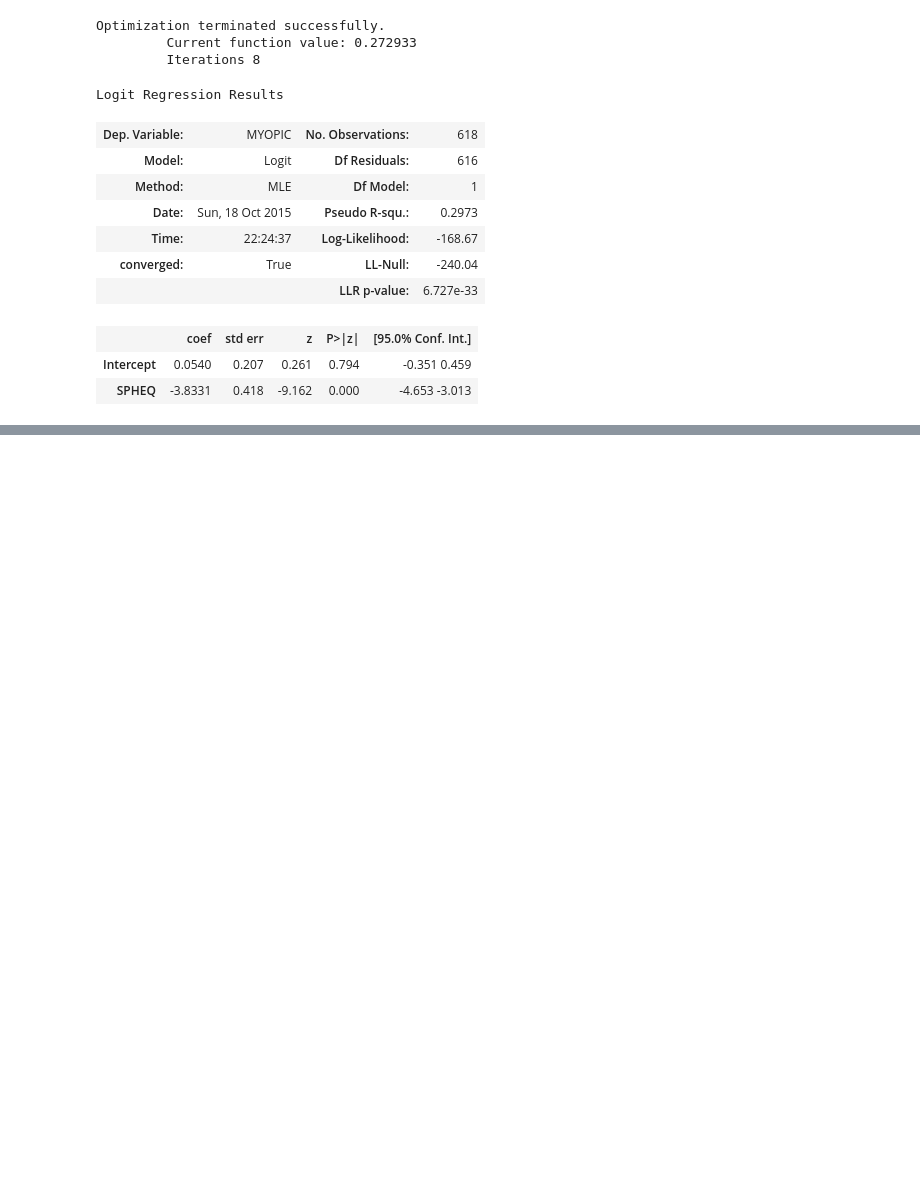
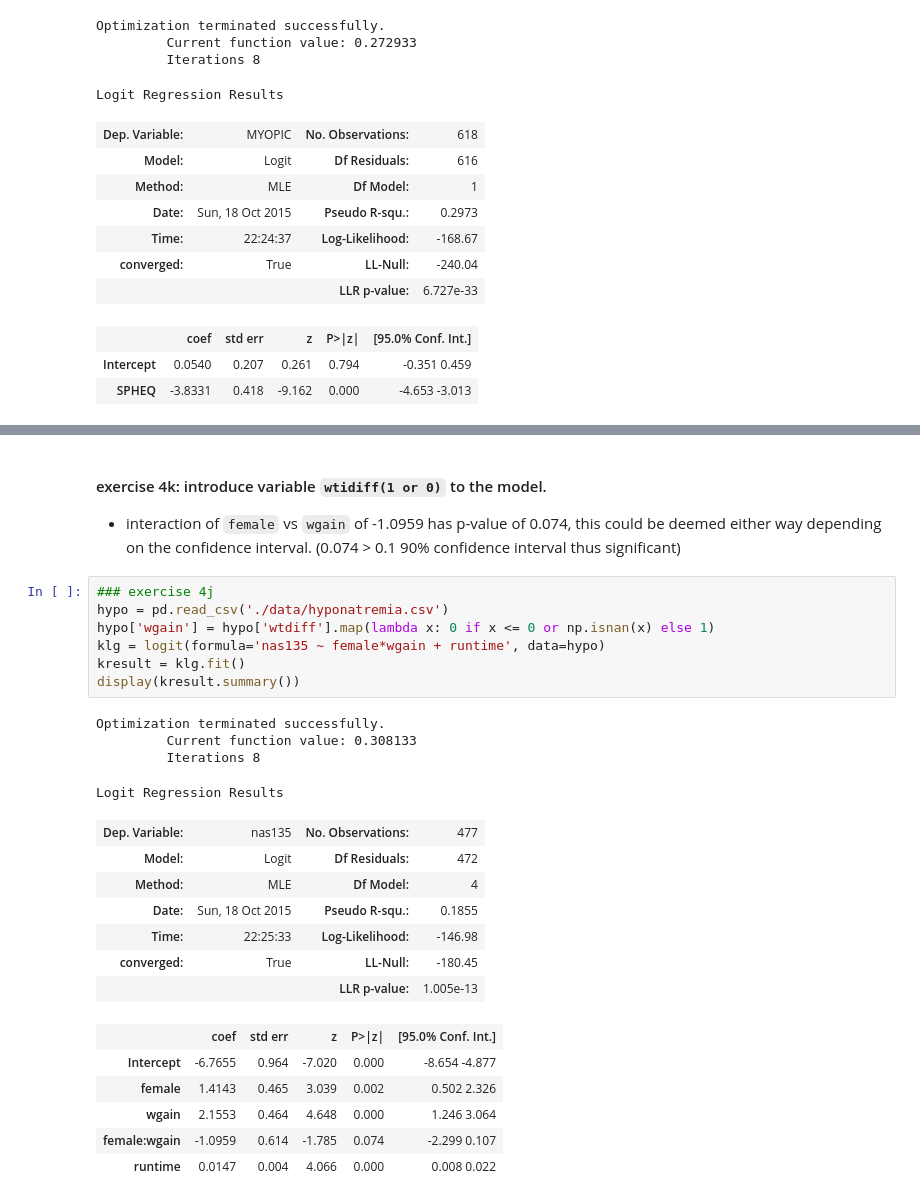
Before and after one commit to beaglebagel/mooc, a Jupyter notebook: logistic_regression/logistic-regression.ipynb, the cells around one changed output, grey strips where cells are left out. Cells and saved outputs as stored; diff of their text form; blank space fills up the shorter version.

```diff
--- a/logistic_regression/logistic-regression.ipynb
+++ b/logistic_regression/logistic-regression.ipynb
@@ -290,0 +622,28 @@ Logit Regression Results
+# %% [markdown]
+#### exercise 4k: introduce variable `wtidiff(1 or 0)` to the model.
+   - interaction of `female` vs `wgain` of -1.0959 has p-value of 0.074, this could be deemed either way depending on the confidence interval. (0.074 > 0.1 90% confidence interval thus significant)
+# %%
+### exercise 4j
+hypo = pd.read_csv('./data/hyponatremia.csv')
+hypo['wgain'] = hypo['wtdiff'].map(lambda x: 0 if x <= 0 or np.isnan(x) else 1)
+klg = logit(formula='nas135 ~ female*wgain + runtime', data=hypo)
+kresult = klg.fit()
+display(kresult.summary())
+# %% [output]
+Optimization terminated successfully.
+         Current function value: 0.308133
+         Iterations 8
+Logit Regression Results
+| Dep. Variable: | nas135 | No. Observations: | 477 |
+| Model: | Logit | Df Residuals: | 472 |
+| Method: | MLE | Df Model: | 4 |
+| Date: | Sun, 18 Oct 2015 | Pseudo R-squ.: | 0.1855 |
+| Time: | 22:25:33 | Log-Likelihood: | -146.98 |
+| converged: | True | LL-Null: | -180.45 |
+|  |  | LLR p-value: | 1.005e-13 |
+|  | coef | std err | z | P>|z| | [95.0% Conf. Int.] |
+| Intercept | -6.7655 | 0.964 | -7.020 | 0.000 | -8.654 -4.877 |
+| female | 1.4143 | 0.465 | 3.039 | 0.002 | 0.502 2.326 |
+| wgain | 2.1553 | 0.464 | 4.648 | 0.000 | 1.246 3.064 |
+| female:wgain | -1.0959 | 0.614 | -1.785 | 0.074 | -2.299 0.107 |
+| runtime | 0.0147 | 0.004 | 4.066 | 0.000 | 0.008 0.022 |
```
Also changed, not shown: parts of 43 cells of this notebook.
